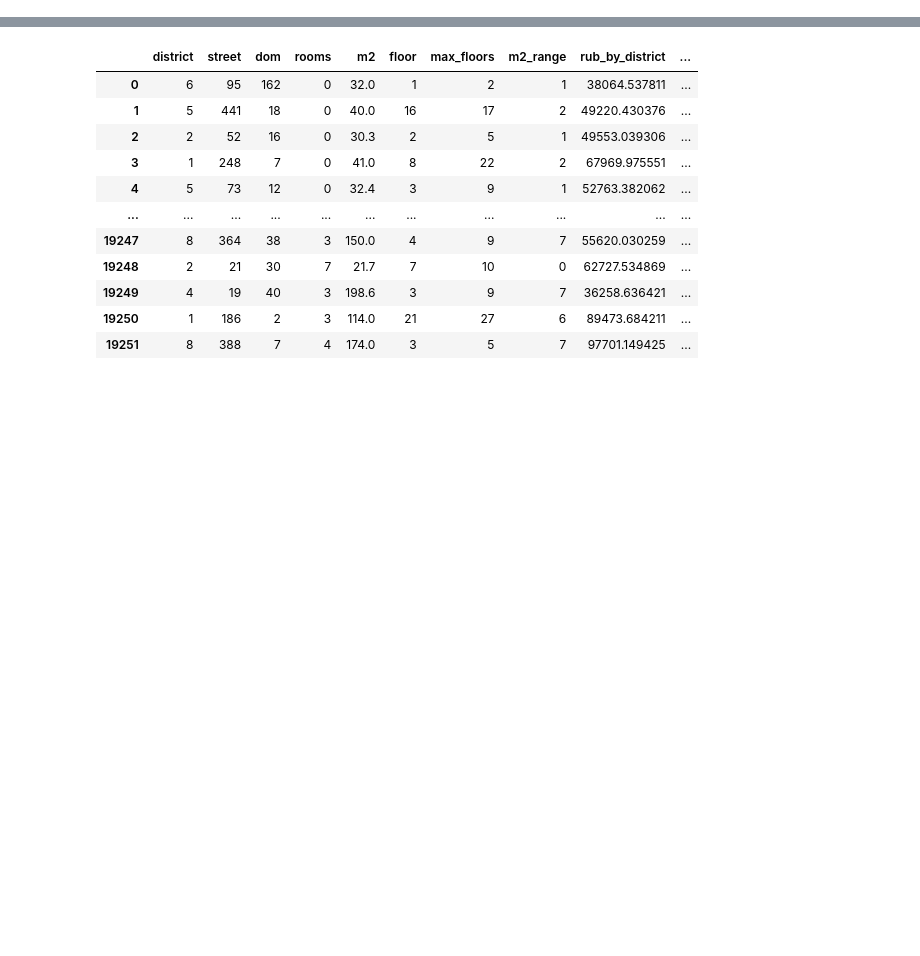
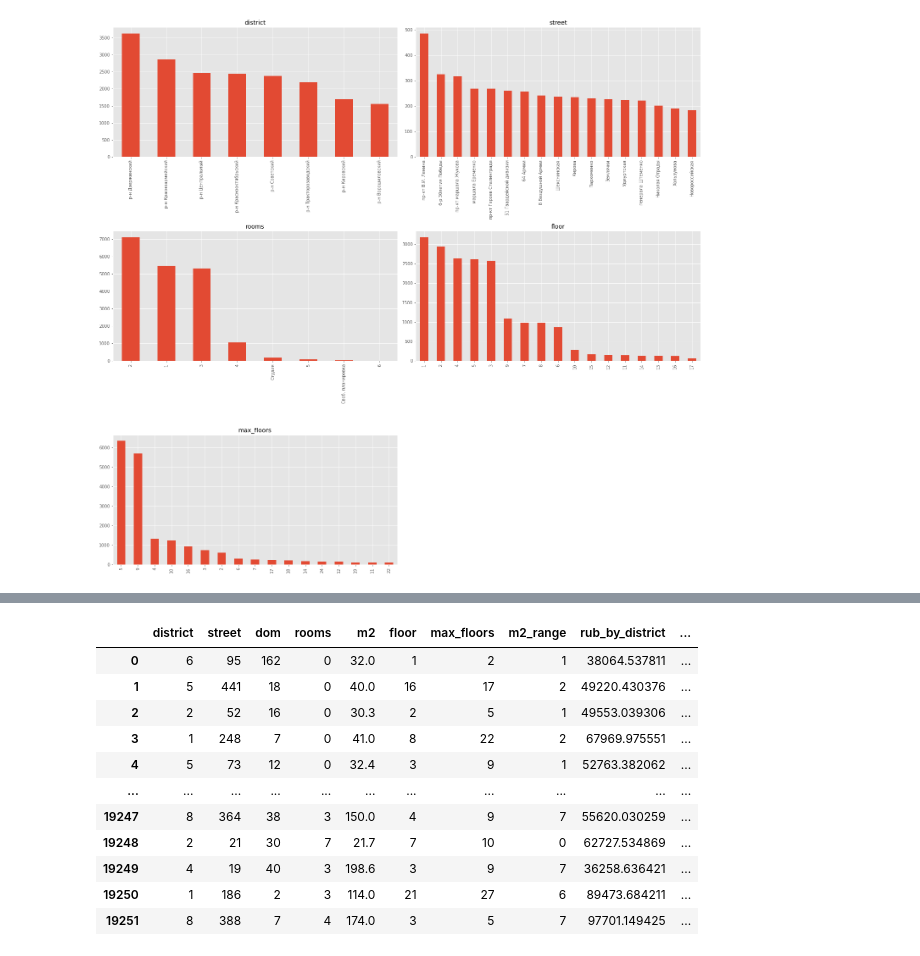
Before and after one commit to charubaiel/flat_ML, a Jupyter notebook: Avito_predict.ipynb, the cells around one changed output, grey strips where cells are left out. Cells and saved outputs as stored; diff of their text form; code cells hidden in the pictures; blank space fills up the shorter version.

```diff
--- a/Avito_predict.ipynb
+++ b/Avito_predict.ipynb
@@ -47,0 +36,10 @@ df
+# %%
+fig = plt.figure(figsize=(20,50*2.5))
+for j,column in tqdm_notebook(enumerate(df[['district','street',
+       'rooms', 'floor','max_floors']])):
+  ax=fig.add_subplot(19,2,j+1)
+  ax.set_title(column)
+  df[column].value_counts()[:17].plot.bar(ax=ax)
+  plt.tight_layout()
+# %% [output]
+[figure, added]
```
Also changed, not shown: parts of 15 cells of this notebook.
